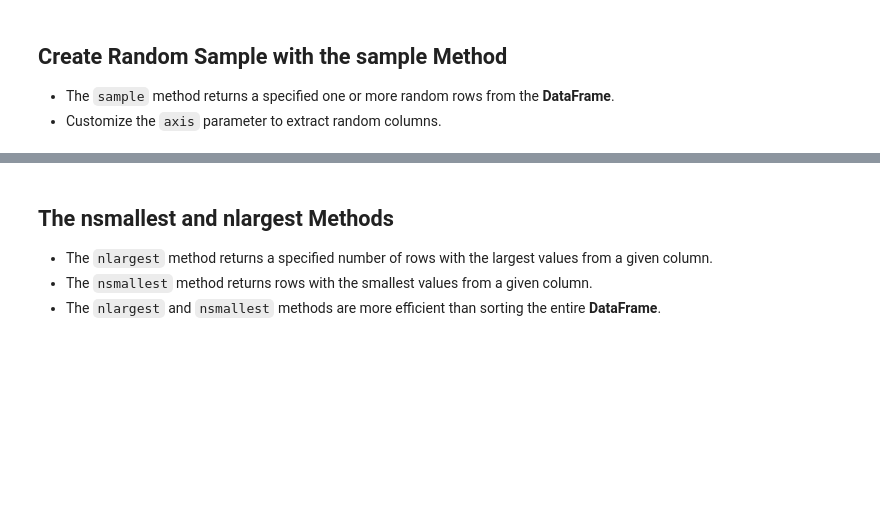
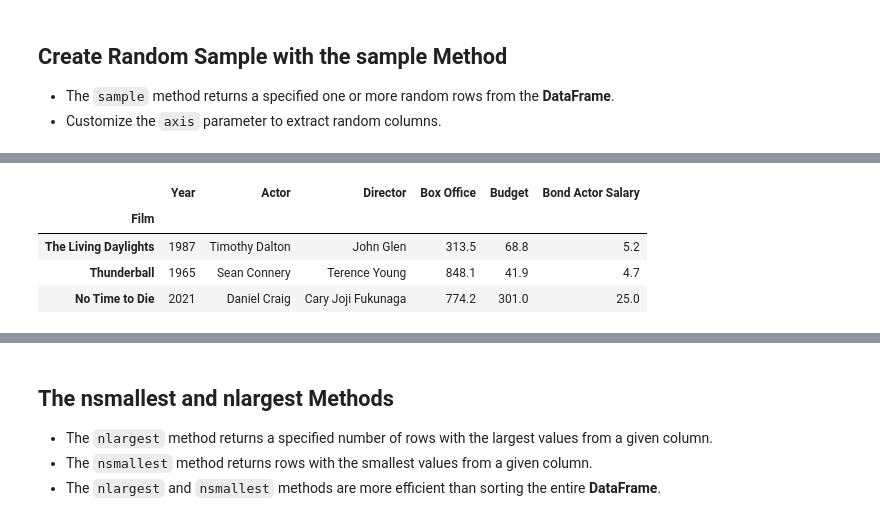
Before and after one commit to kon-mat/DataAnalysis, a Jupyter notebook: Python/Udemy/DataAnalysisWithPandasAndPython/Complete/06 - DataFrames III - Data Extraction.ipynb, the cells around one changed output, grey strips where cells are left out. Saved outputs shown, nothing was run; the diff lists cells and outputs as text; code cells hidden in the pictures; blank space fills up the shorter version.

```diff
--- a/Python/Udemy/DataAnalysisWithPandasAndPython/Complete/06 - DataFrames III - Data Extraction.ipynb
+++ b/Python/Udemy/DataAnalysisWithPandasAndPython/Complete/06 - DataFrames III - Data Extraction.ipynb
@@ -692,0 +722,8 @@ bond.head()
+# %%
+bond.sample(n=3, axis="rows")
+# %% [output]
+|  | Year | Actor | Director | Box Office | Budget | Bond Actor Salary |
+| Film |  |  |  |  |  |  |
+| The Living Daylights | 1987 | Timothy Dalton | John Glen | 313.5 | 68.8 | 5.2 |
+| Thunderball | 1965 | Sean Connery | Terence Young | 848.1 | 41.9 | 4.7 |
+| No Time to Die | 2021 | Daniel Craig | Cary Joji Fukunaga | 774.2 | 301.0 | 25.0 |
```
Also changed, not shown: parts of 4 cells of this notebook.
